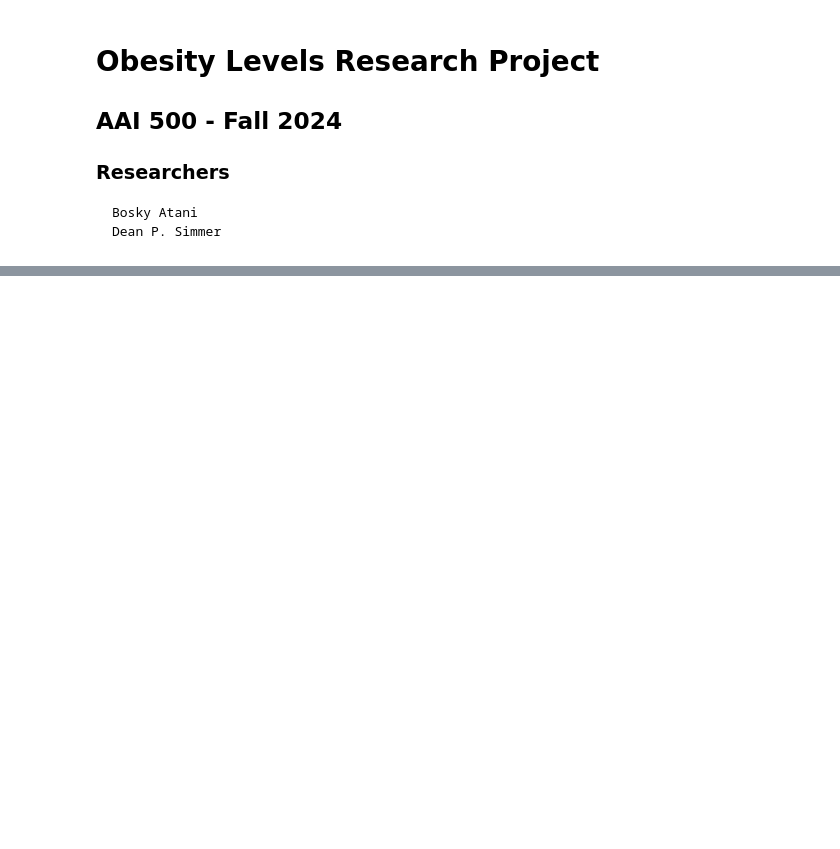
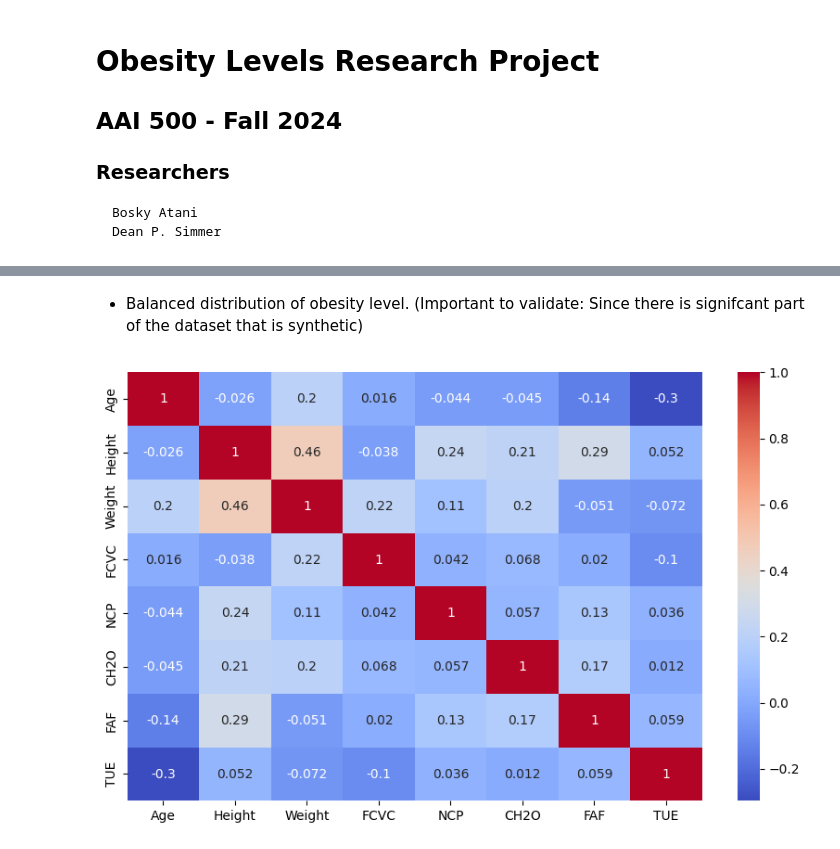
Before and after one commit to mojodean/aai-500-project-obesity-levels, a Jupyter notebook: obesity-levels.ipynb, the cells around one changed output, grey strips where cells are left out. Saved outputs shown, nothing was run; the diff lists cells and outputs as text; code cells hidden in the pictures; blank space fills up the shorter version.

```diff
--- a/obesity-levels.ipynb
+++ b/obesity-levels.ipynb
@@ -37,0 +93,12 @@ plt.show()
+# %% [markdown]
+- Balanced distribution of obesity level. (Important to validate: Since there is signifcant part of the dataset that is synthetic)
+# %%
+# explore any relationships between numeric types
+# Select only the numeric columns from the dataset
+numeric_data = obesity.select_dtypes(include=[float, int])
+
+plt.figure(figsize=(10, 6))
+sns.heatmap(numeric_data.corr(), annot=True, cmap='coolwarm')
+plt.show()
+# %% [output]
+[figure, added]
```
Also changed, not shown: parts of 12 cells of this notebook.
